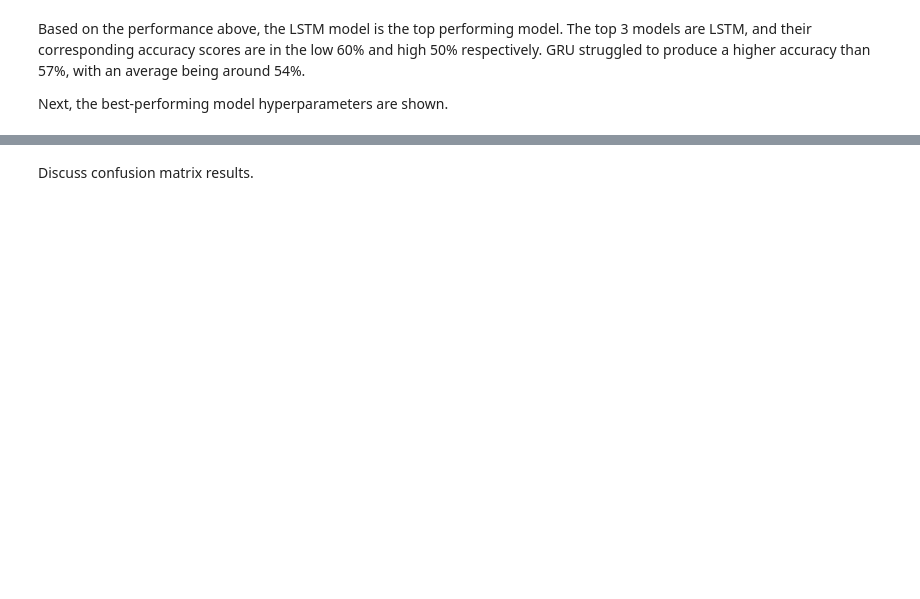
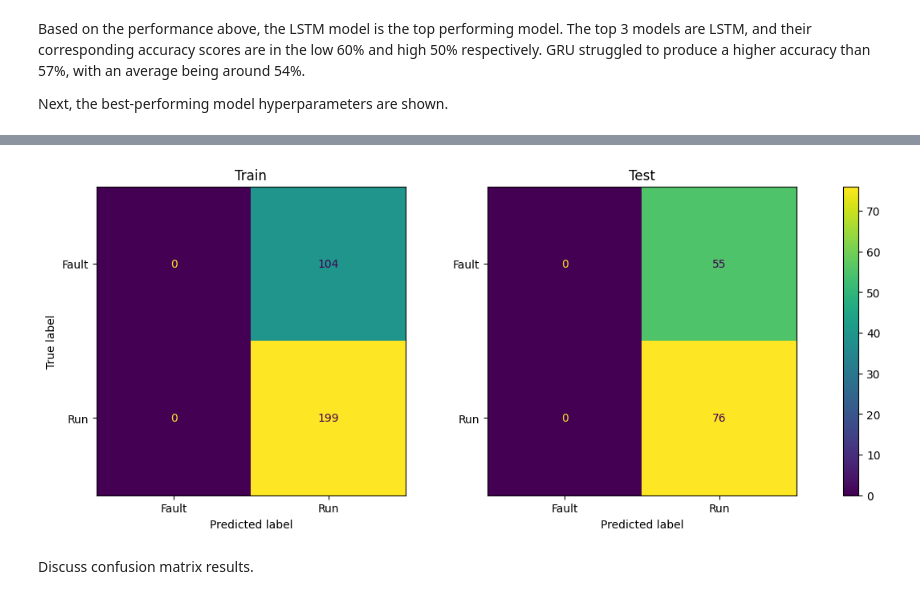
Before and after one commit to aims-umich/pyMAISE, a Jupyter notebook: docs/source/benchmarks/anomaly_binary_3d.ipynb, the cells around one changed output, grey strips where cells are left out. Saved outputs shown, nothing was run; the diff lists cells and outputs as text; code cells hidden in the pictures; blank space fills up the shorter version.

```diff
--- a/docs/source/benchmarks/anomaly_binary_3d.ipynb
+++ b/docs/source/benchmarks/anomaly_binary_3d.ipynb
@@ -239,5 +210,8 @@ ValueError: multilabel-indicator is not supported
 # %%
-postprocessor.confusion_matrix(model_type="GRU")
+postprocessor.confusion_matrix(model_type="GRU", figsize=(15, 5))
+plt.show()
+# %% [output]
+[figure, added]
 # %% [markdown]
 Discuss confusion matrix results.
 # %%
```
Also changed, not shown: parts of 11 cells of this notebook, 12 other files.
